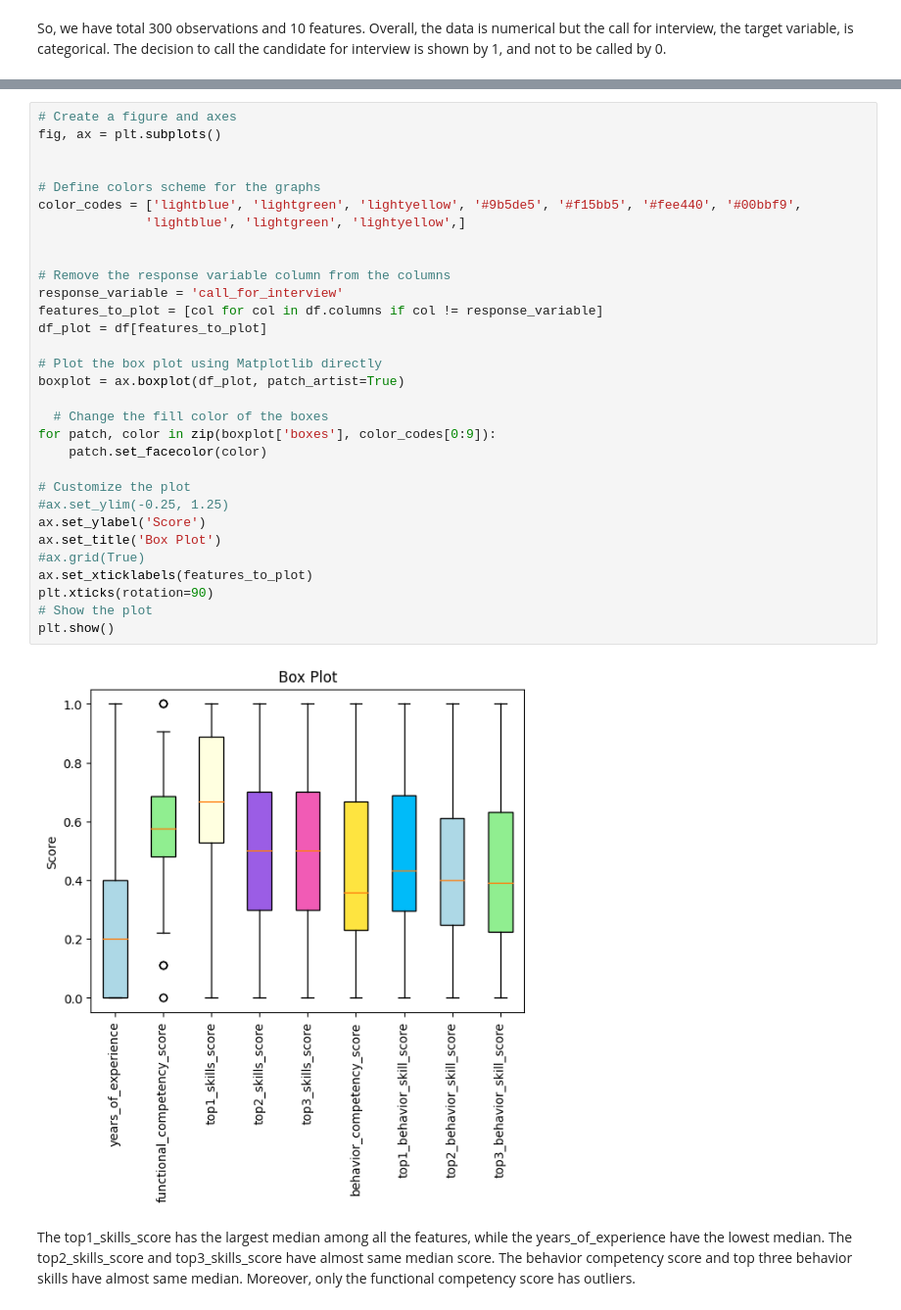
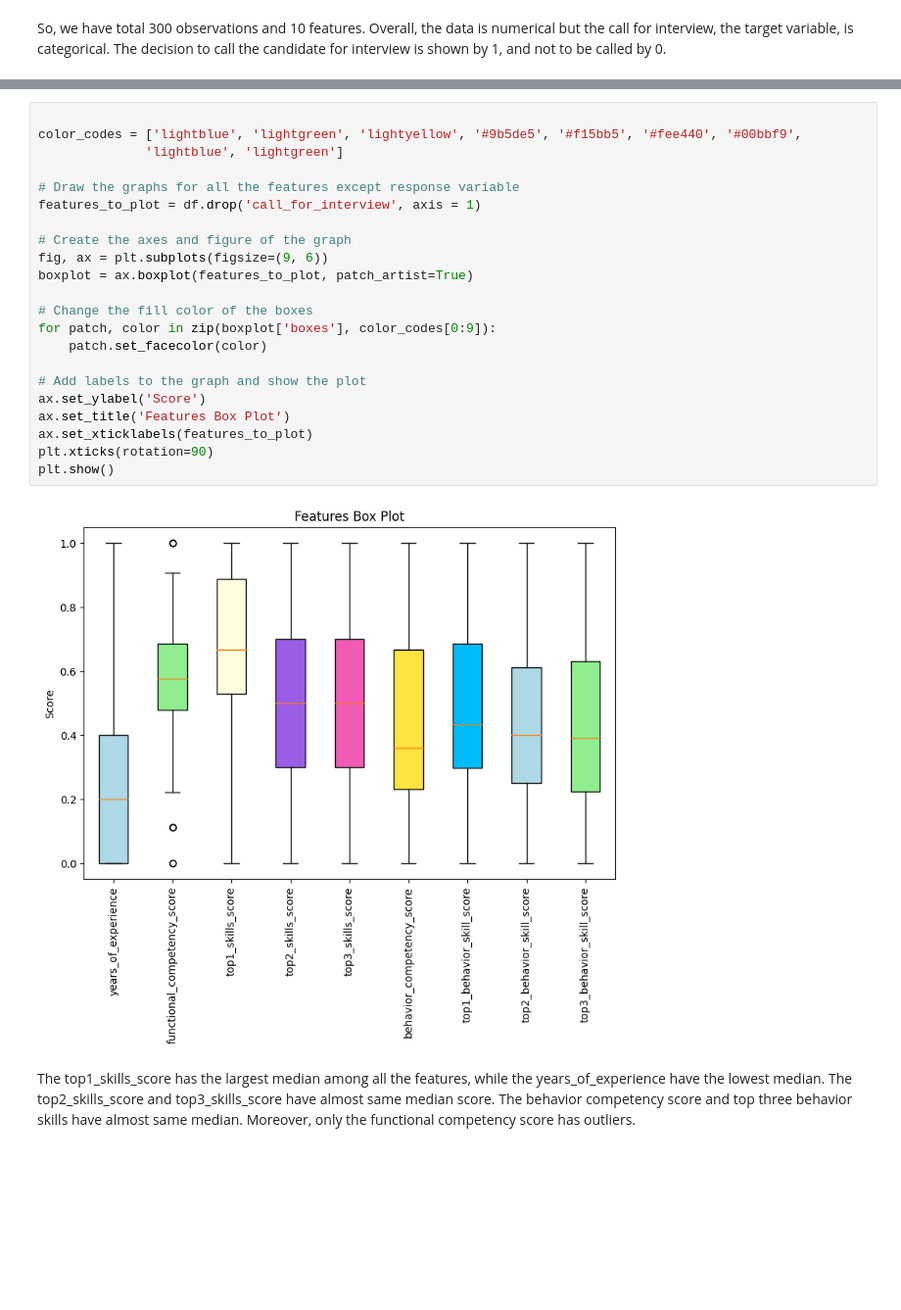
Before and after one commit to EngAdnan65311/Candidates-Selection-Model, a Jupyter notebook: nbs/scratch_candidate_selection_model_script.ipynb, the cells around one changed output, grey strips where cells are left out. Shown at 98% size. Drawn from its saved outputs; the diff is of its cells as text; blank space fills up the shorter version.

```diff
--- a/nbs/scratch_candidate_selection_model_script.ipynb
+++ b/nbs/scratch_candidate_selection_model_script.ipynb
@@ -49,37 +72,28 @@ So, we have total 300 observations and 10 features. Overall, the data is numeric
 We will plot a box plot for the features in the dataset to see and analyze how they are distributed.
 # %%
-# Create a figure and axes
-fig, ax = plt.subplots()
 
+color_codes = ['lightblue', 'lightgreen', 'lightyellow', '#9b5de5', '#f15bb5', '#fee440', '#00bbf9',
+              'lightblue', 'lightgreen']
 
-# Define colors scheme for the graphs
-color_codes = ['lightblue', 'lightgreen', 'lightyellow', '#9b5de5', '#f15bb5', '#fee440', '#00bbf9',
-              'lightblue', 'lightgreen', 'lightyellow',]
+# Draw the graphs for all the features except response variable
+features_to_plot = df.drop('call_for_interview', axis = 1)
 
+# Create the axes and figure of the graph
+fig, ax = plt.subplots(figsize=(9, 6))
+boxplot = ax.boxplot(features_to_plot, patch_artist=True)
 
-# Remove the response variable column from the columns
-response_variable = 'call_for_interview'
-features_to_plot = [col for col in df.columns if col != response_variable]
-df_plot = df[features_to_plot]
-
-# Plot the box plot using Matplotlib directly
-boxplot = ax.boxplot(df_plot, patch_artist=True)
-
-  # Change the fill color of the boxes
+# Change the fill color of the boxes
 for patch, color in zip(boxplot['boxes'], color_codes[0:9]):
     patch.set_facecolor(color)
 
-# Customize the plot
-#ax.set_ylim(-0.25, 1.25)
+# Add labels to the graph and show the plot
 ax.set_ylabel('Score')
-ax.set_title('Box Plot')
-#ax.grid(True)
+ax.set_title('Features Box Plot')
 ax.set_xticklabels(features_to_plot)
 plt.xticks(rotation=90)
-# Show the plot
 plt.show()
 # %% [output]
-[figure, old version]
+[figure, new version]
 # %% [markdown]
 The top1_skills_score has the largest median among all the features, while the years_of_experience have the lowest median. The top2_skills_score and top3_skills_score have almost same median score. The behavior competency score and top three behavior skills have almost same median. Moreover, only the functional competency score has outliers.
 # %% [markdown]
```
Also changed, not shown: parts of 32 cells of this notebook, 1 other file.
